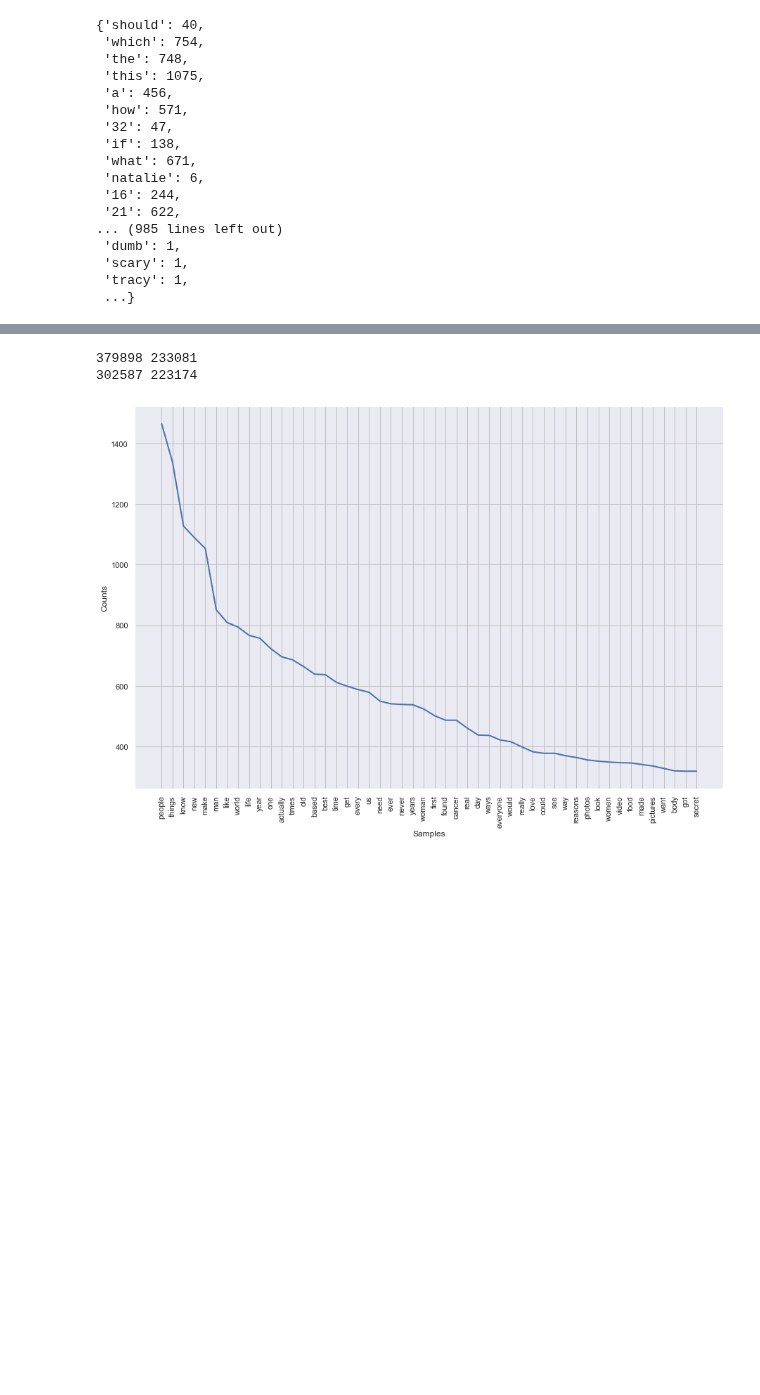
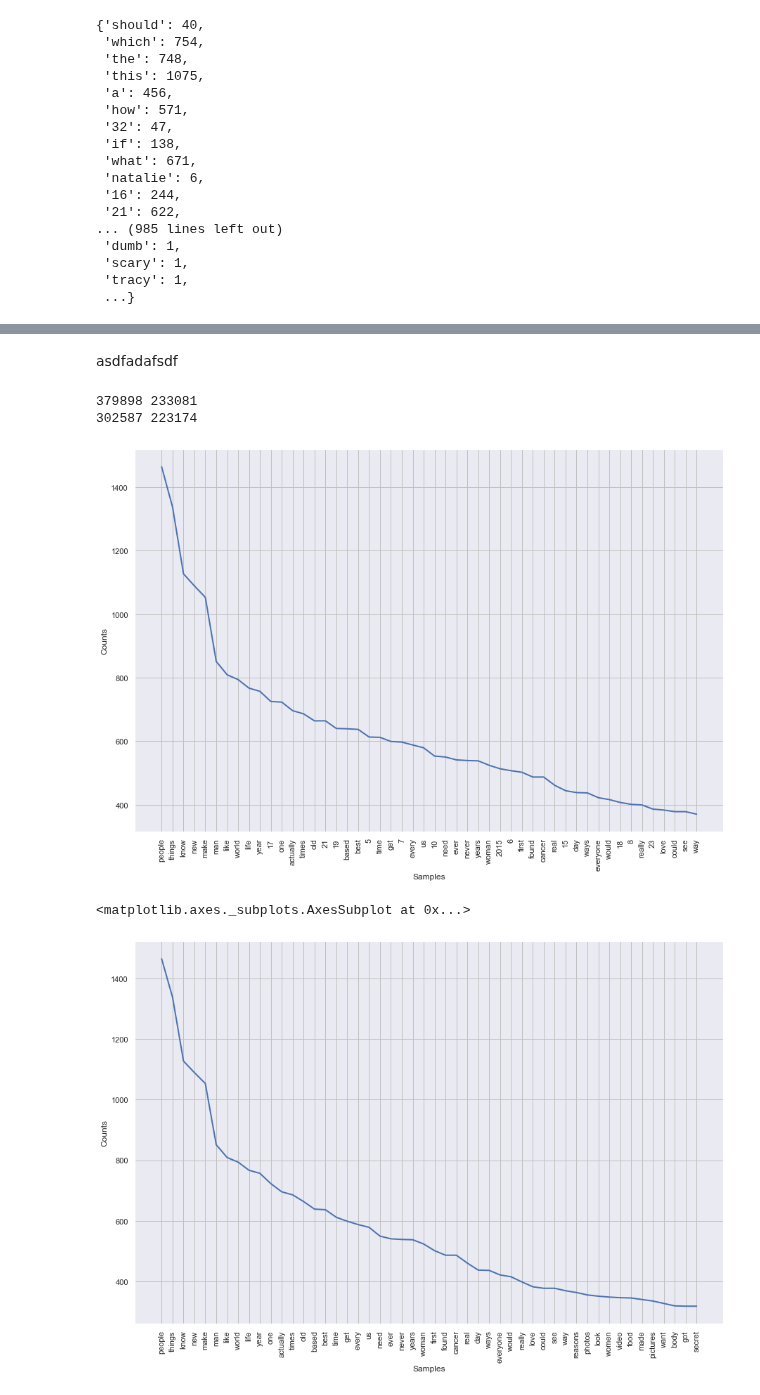
Before and after one commit to tjkim614/clickbait_headline_detector, a Jupyter notebook: 2_scrub.ipynb, the cells around one changed output, grey strips where cells are left out. Saved outputs shown, nothing was run; the diff lists cells and outputs as text; code cells hidden in the pictures; blank space fills up the shorter version.

```diff
--- a/2_scrub.ipynb
+++ b/2_scrub.ipynb
@@ -227,3 +232,5 @@ dictionary
+# %% [markdown]
+asdfadafsdf
 # %%
 from nltk.corpus import stopwords
 stop_words=set(stopwords.words("english"))
@@ -254,2 +263,10 @@ print(len(flat_nonclickbait), len(clean_flat_ncb))
+# %%
+cb_fdist = FreqDist(clean_flat_cb)
+
+plt.figure(figsize=(15,10))
+cb_fdist.plot(50)
+# %% [output]
+[figure, added]
+<matplotlib.axes._subplots.AxesSubplot at 0x...>
 # %%
 num_in_cb = [i for i in clean_flat_cb if i.isdigit()]
```
Also changed, not shown: parts of 35 cells of this notebook.
